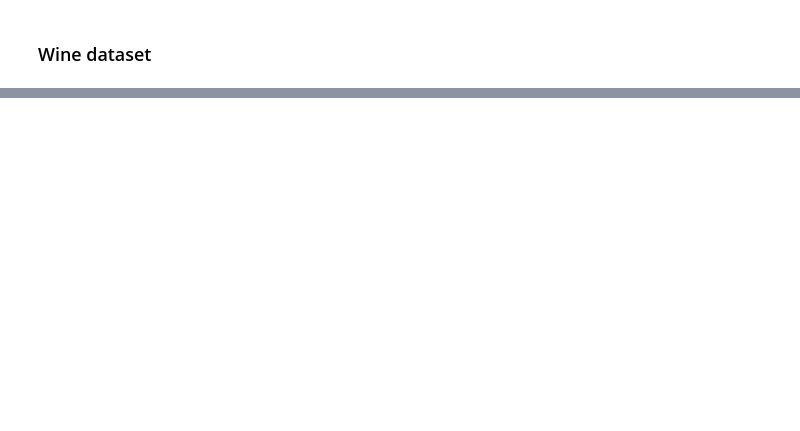
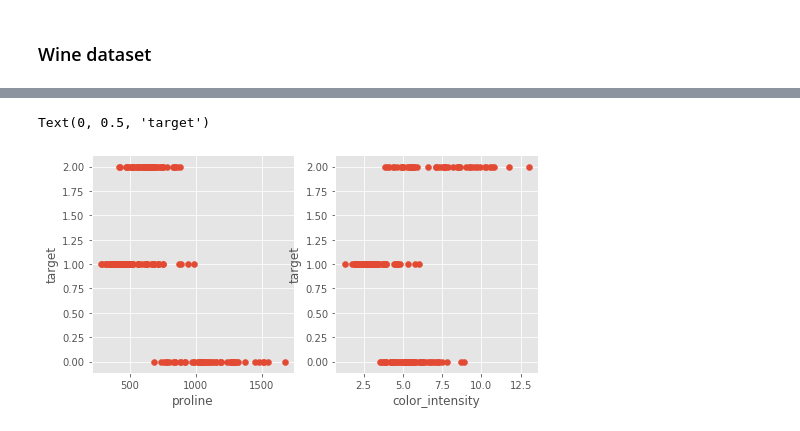
Before and after one commit to kiyokosaito/MLS-project, a Jupyter notebook: Scikit-Learn.ipynb, the cells around one changed output, grey strips where cells are left out. Cells and saved outputs as stored; diff of their text form; code cells hidden in the pictures; blank space fills up the shorter version.

```diff
--- a/Scikit-Learn.ipynb
+++ b/Scikit-Learn.ipynb
@@ -108,0 +71,3 @@ train.groupby("target").mean()
+# %%
+from sklearn.datasets import load_wine
+dataset =load_wine()
@@ -108,0 +108,4 @@ train.groupby("target").mean()
+# %%
+# this is the all inclusive data on wine including class/target values
+data1 = pd.DataFrame(data= np.c_[dataset['data'], dataset['target']],
+                     columns= dataset['feature_names'] + ['target'])
@@ -108,0 +187,14 @@ train.groupby("target").mean()
+# %%
+plt.figure(figsize=(8,4))
+plt.subplot(1,2,1)
+plt.scatter(data1['proline'], data1['target'])
+plt.xlabel('proline')
+plt.ylabel('target')
+
+plt.subplot(1,2,2)
+plt.scatter(data1['color_intensity'], data1['target'])
+plt.xlabel('color_intensity')
+plt.ylabel('target')
+# %% [output]
+Text(0, 0.5, 'target')
+[figure, added]
```
Also changed, not shown: parts of 67 cells of this notebook.
